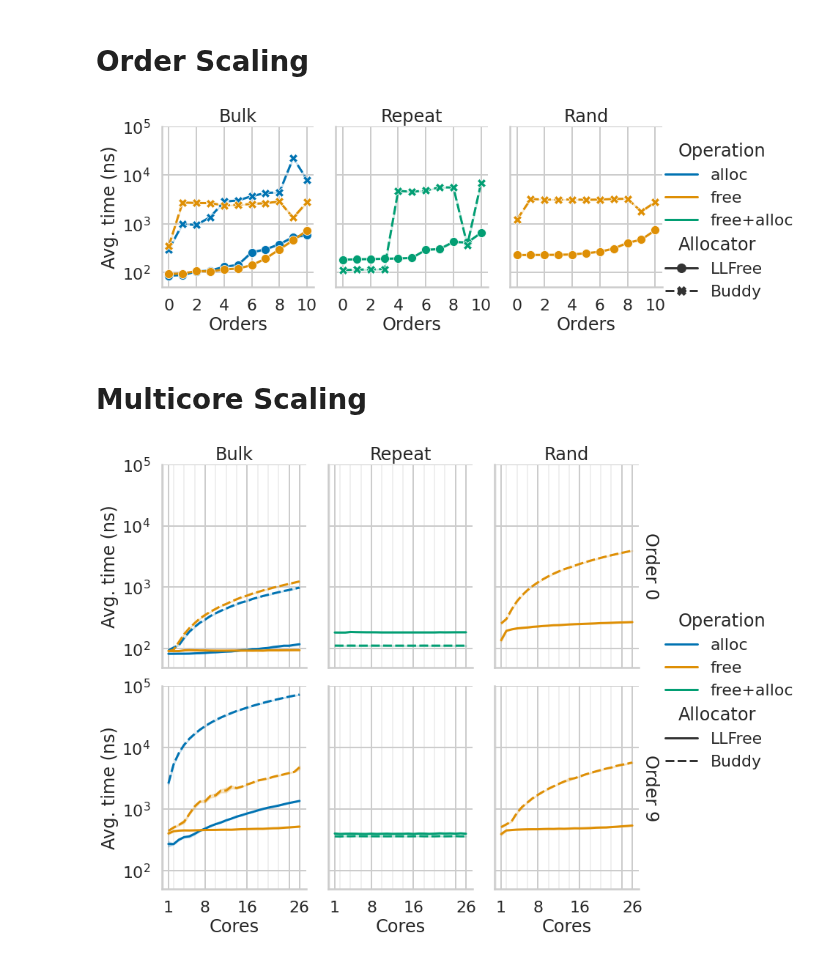
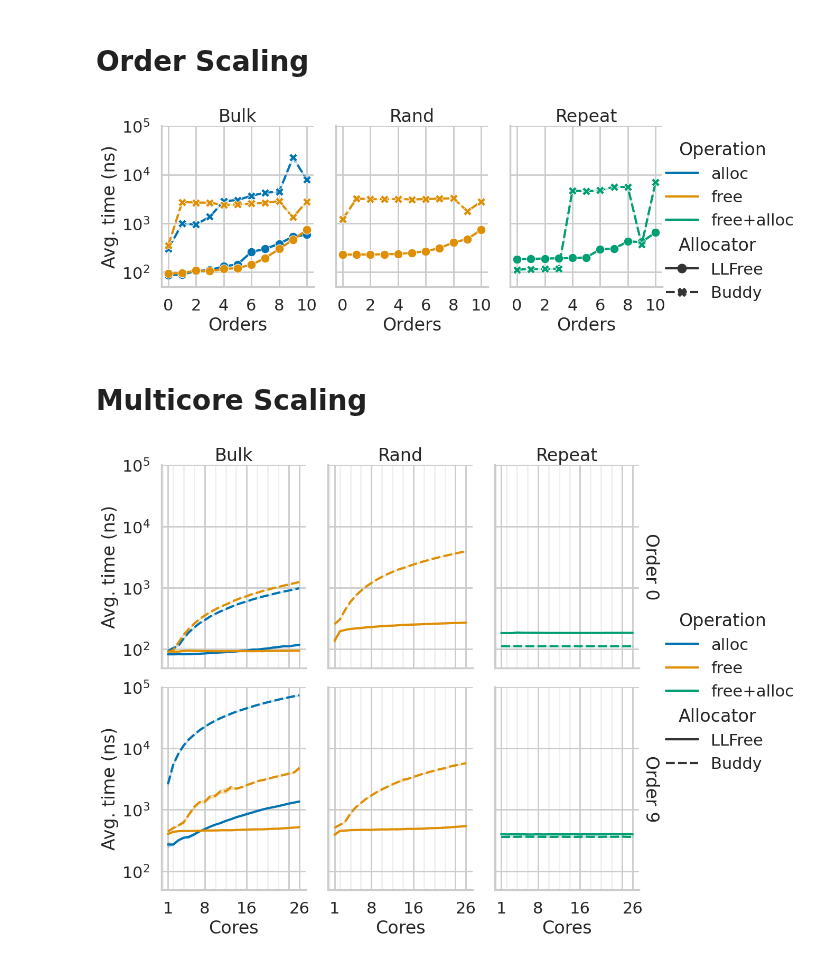
Before and after one commit to luhsra/llfree-bench, a Jupyter notebook: module.ipynb, the cells around one changed output. Drawn from its saved outputs; the diff is of its cells as text; code cells hidden in the pictures.

```diff
--- a/module.ipynb
+++ b/module.ipynb
@@ -13,6 +13,8 @@ ll_o = Path("module/latest-ll-o")
 bu_o = Path("module/latest-bu-o")
 ll_c = Path("module/latest-ll-c")
 bu_c = Path("module/latest-bu-c")
+
+col_order = ["Bulk", "Rand", "Repeat"]
 
 
 def read_orders(dir: str, orders: List[int]) -> pd.DataFrame:
@@ -113,31 +115,31 @@ with sns.plotting_context("poster"):
 # %%
 data_ll = read_all_bench(ll_o, list(range(11)))
 data_ll["Allocator"] = "LLFree"
 data_bu = read_all_bench(bu_o, list(range(11)))
 data_bu["Allocator"] = "Buddy"
 
 data_o = pd.concat([data_ll, data_bu], ignore_index=True)
 pgd = data_o.melt(
     id_vars=["bench", "order", "Allocator"],
     value_vars=["alloc", "free", "free+alloc"], value_name="time", var_name="Operation")
 
 with sns.plotting_context("poster"):
-    g = sns.FacetGrid(data=pgd, col="bench", aspect=0.8, height=5)
+    g = sns.FacetGrid(data=pgd, col="bench", col_order=col_order, aspect=0.8, height=5)
     g.map_dataframe(sns.lineplot, x="order", y="time",
                     hue="Operation", style="Allocator", markers=True)
     g.add_legend(adjust_subtitles=True)
     # g.set(ylim=(None, 10000))
     g.set(ylim=(50, 10**5))
     g.set(yscale="log")
     g.set(ylabel="Avg. time (ns)")
     g.set(xlabel="Orders")
     g.set(xticks=[0, 2, 4, 6, 8, 10])
     g.set_titles("{col_name}")
     g.savefig("out/module_o.pdf")
 
 save_dref("module_o", ["Allocator", "bench", "order", "Operation"], pgd)
 # %% [output]
-[figure, old version]
+[figure, new version]
 # %% [markdown]
 # Multicore Scaling
 # %%
@@ -152,8 +154,8 @@ pgd = data_c.melt(
     value_vars=["alloc", "free", "free+alloc"], value_name="time", var_name="Operation")
 
 with sns.plotting_context("poster"):
-    g = sns.FacetGrid(data=pgd, row="order", col="bench",
-                      height=5, aspect=0.8, margin_titles=True, )
+    g = sns.FacetGrid(data=pgd, row="order", col="bench", col_order=col_order,
+                      height=5, aspect=0.8, margin_titles=True)
     g.map_dataframe(sns.lineplot, x="cores", y="time",
                     style="Allocator", hue="Operation")
     g.add_legend(adjust_subtitles=True)
@@ -175,4 +177,4 @@ with sns.plotting_context("poster"):
 
 save_dref("module_c", ["Allocator", "bench", "order", "cores", "Operation"], pgd)
 # %% [output]
-[figure, old version]
+[figure, new version]
```
Also changed, not shown: parts of 1 cell of this notebook, 6 other files.
